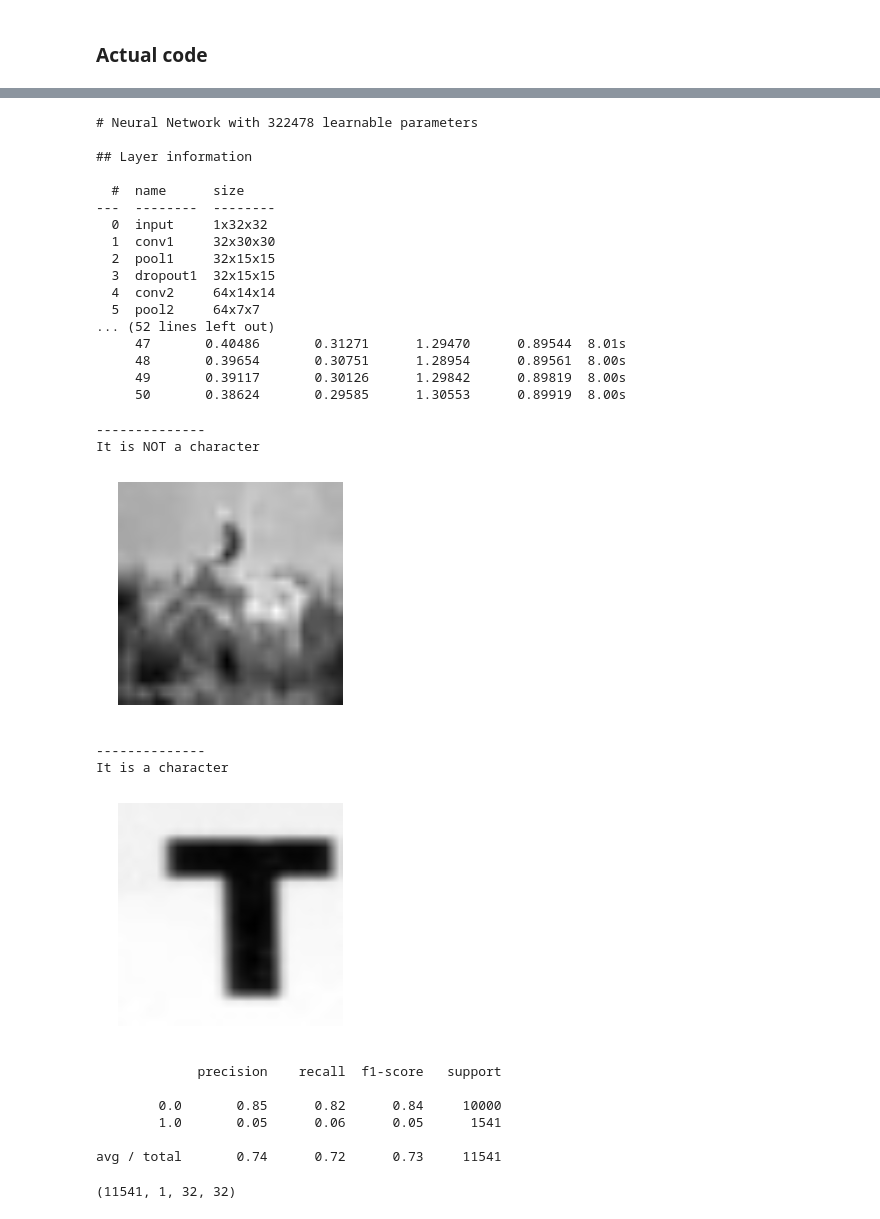
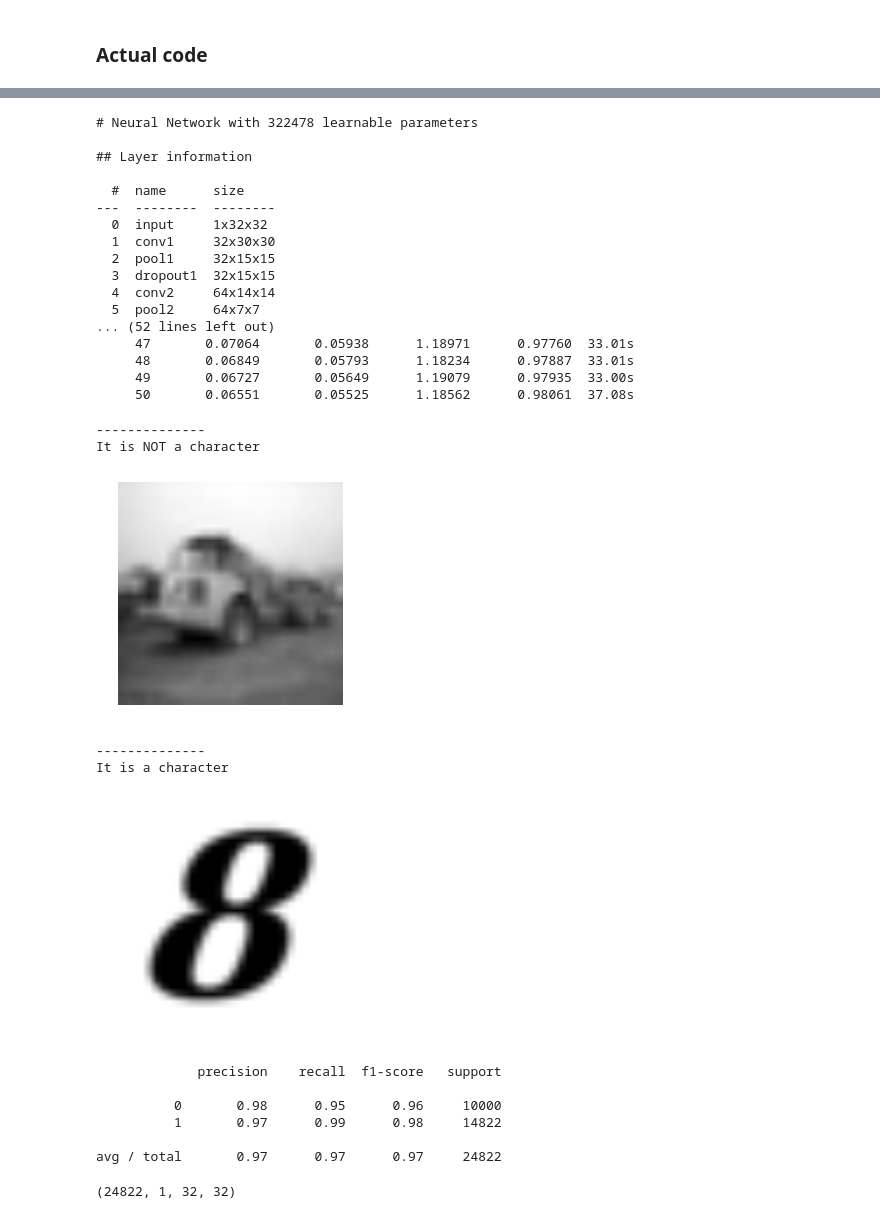
Before and after one commit to faizankshaikh/Project, a Jupyter notebook: trial1.ipynb, the cells around one changed output, grey strips where cells are left out. Saved outputs shown, nothing was run; the diff lists cells and outputs as text; code cells hidden in the pictures.

Commit message:
added more characte r data

```diff
--- a/trial1.ipynb
+++ b/trial1.ipynb
@@ -92,8 +94,8 @@ test2_images = test_dict['data'].astype('float32')
 # chars74k
 data = pd.read_csv('/home/faizy/workspace/project/project/scripts/LISTFILE.txt', sep = ' ', header = None)
 root = '/home/faizy/workspace/project/project/datasets/English/'
-data_x = np.zeros((7705, 1, 32, 32))
-data_y = np.ones((7705, )).astype('int32')
+data_x = np.zeros((74107, 1, 32, 32))
+data_y = np.ones((74107, )).astype('int32')
 from scipy.misc import imread, imresize
 for idx, path in enumerate(data[0]):
     img = imread(root + path)
@@ -179,8 +183,8 @@ net = NeuralNet(
     hidden3_num_units = 100,
     output_num_units = 2, output_nonlinearity = softmax,
 
-    batch_iterator_train = BatchIterator(batch_size = 1000),
-    batch_iterator_test = BatchIterator(batch_size = 1000),
+    batch_iterator_train = BatchIterator(batch_size = 2500),
+    batch_iterator_test = BatchIterator(batch_size = 2500),
 
     update=nesterov_momentum,
     update_learning_rate = 0.003,
@@ -209,32 +213,32 @@ pred = net.predict(test_x)
   4  conv2     64x14x14
   5  pool2     64x7x7
 ... (52 lines left out)
-     47       0.40486       0.31271      1.29470      0.89544  8.01s
-     48       0.39654       0.30751      1.28954      0.89561  8.00s
-     49       0.39117       0.30126      1.29842      0.89819  8.00s
-     50       0.38624       0.29585      1.30553      0.89919  8.00s
+     47       0.07064       0.05938      1.18971      0.97760  33.01s
+     48       0.06849       0.05793      1.18234      0.97887  33.01s
+     49       0.06727       0.05649      1.19079      0.97935  33.00s
+     50       0.06551       0.05525      1.18562      0.98061  37.08s
 # %%
 # visualize output
 %matplotlib inline
-i = random.randrange(1541, 11541)
+i = random.randrange(14823, 24822)
 img = test_x[i, :]
 img = img.reshape(32, 32)
 pylab.imshow(img)
 pylab.gray()
 pylab.axis('off')
 print '--------------'
 if pred[i] == 1:
     print "It is a character"
 else:
     print "It is NOT a character"
 # %% [output]
 --------------
 It is NOT a character
-[figure, old version]
+[figure, new version]
 # %%
 # visualize output
 %matplotlib inline
-i = random.randrange(0, 1541)
+i = random.randrange(0, 14822)
 img = test_x[i, :]
 img = img.reshape(32, 32)
 pylab.imshow(img)
@@ -248,6 +252,6 @@ else:
 # %% [output]
 --------------
 It is a character
-[figure, old version]
+[figure, new version]
 # %%
 from sklearn.metrics import accuracy_score, classification_report
@@ -256,16 +258,16 @@ tester = np.concatenate([np.zeros((10000,)), test1_y])
 # %%
-print classification_report(tester, pred)
+print classification_report(test_y, pred)
 # %% [output]
              precision    recall  f1-score   support
 
-        0.0       0.85      0.82      0.84     10000
-        1.0       0.05      0.06      0.05      1541
+          0       0.98      0.95      0.96     10000
+          1       0.97      0.99      0.98     14822
 
-avg / total       0.74      0.72      0.73     11541
+avg / total       0.97      0.97      0.97     24822
 # %%
 test_x.shape
 # %% [output]
-(11541, 1, 32, 32)
+(24822, 1, 32, 32)
 # %%
 test1_x.shape
 # %% [output]
```
Also changed, not shown: parts of 5 cells of this notebook.
